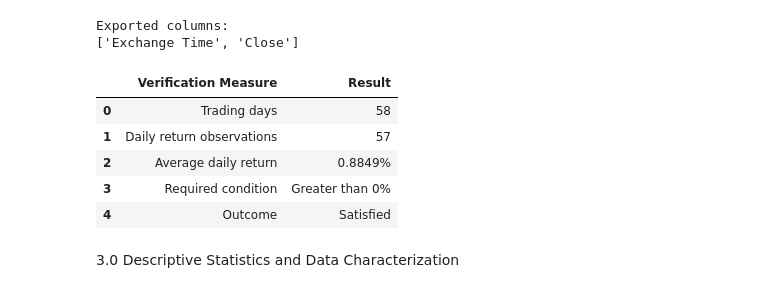
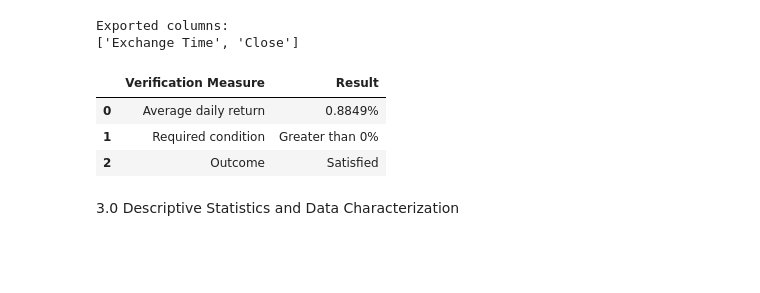
Before and after one commit to HudsonK86/Assignment, a Jupyter notebook: MI_Technovation_RBA_Analysis.ipynb, the cells around one changed output. Saved outputs shown, nothing was run; the diff lists cells and outputs as text; code cells hidden in the pictures; blank space fills up the shorter version.

```diff
--- a/MI_Technovation_RBA_Analysis.ipynb
+++ b/MI_Technovation_RBA_Analysis.ipynb
@@ -106,42 +106,36 @@ Exported columns:
 # Collapse intraday bars to one row per trading day (last close = end-of-day)
 clean["Date"] = clean["Timestamp"].dt.date
 
 daily = (
     clean.groupby("Date", as_index=False)
          .agg(Close=("Close", "last"))
 )
 
 # Percent change between consecutive days; the first row is NaN by construction
 daily["Daily Return (%)"] = daily["Close"].pct_change() * 100
 
 mean_daily_return   = daily["Daily Return (%)"].mean()
 return_observations = daily["Daily Return (%)"].notna().sum()
 
 return_summary = pd.DataFrame({
     "Verification Measure": [
-        "Trading days",
-        "Daily return observations",
         "Average daily return",
         "Required condition",
         "Outcome"
     ],
     "Result": [
-        len(daily),
-        return_observations,
         f"{mean_daily_return:.4f}%",
         "Greater than 0%",
         "Satisfied" if mean_daily_return > 0 else "Not satisfied"
     ]
 })
 
 display(return_summary)
 # %% [output]
 |  | Verification Measure | Result |
-| 0 | Trading days | 58 |
-| 1 | Daily return observations | 57 |
-| 2 | Average daily return | 0.8849% |
-| 3 | Required condition | Greater than 0% |
-| 4 | Outcome | Satisfied |
+| 0 | Average daily return | 0.8849% |
+| 1 | Required condition | Greater than 0% |
+| 2 | Outcome | Satisfied |
 # %% [markdown]
 3.0 Descriptive Statistics and Data Characterization
 # %%
```
Also changed, not shown: parts of 6 cells of this notebook, 8 other files.
